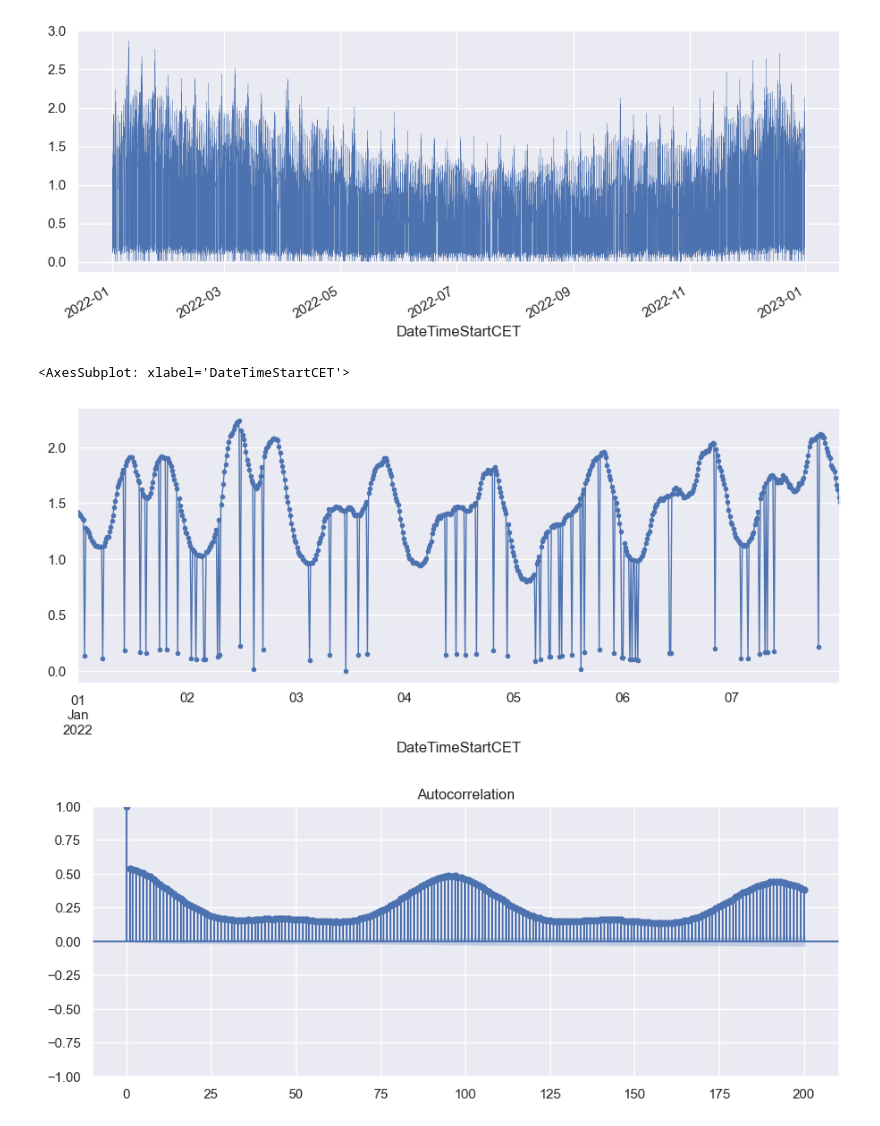
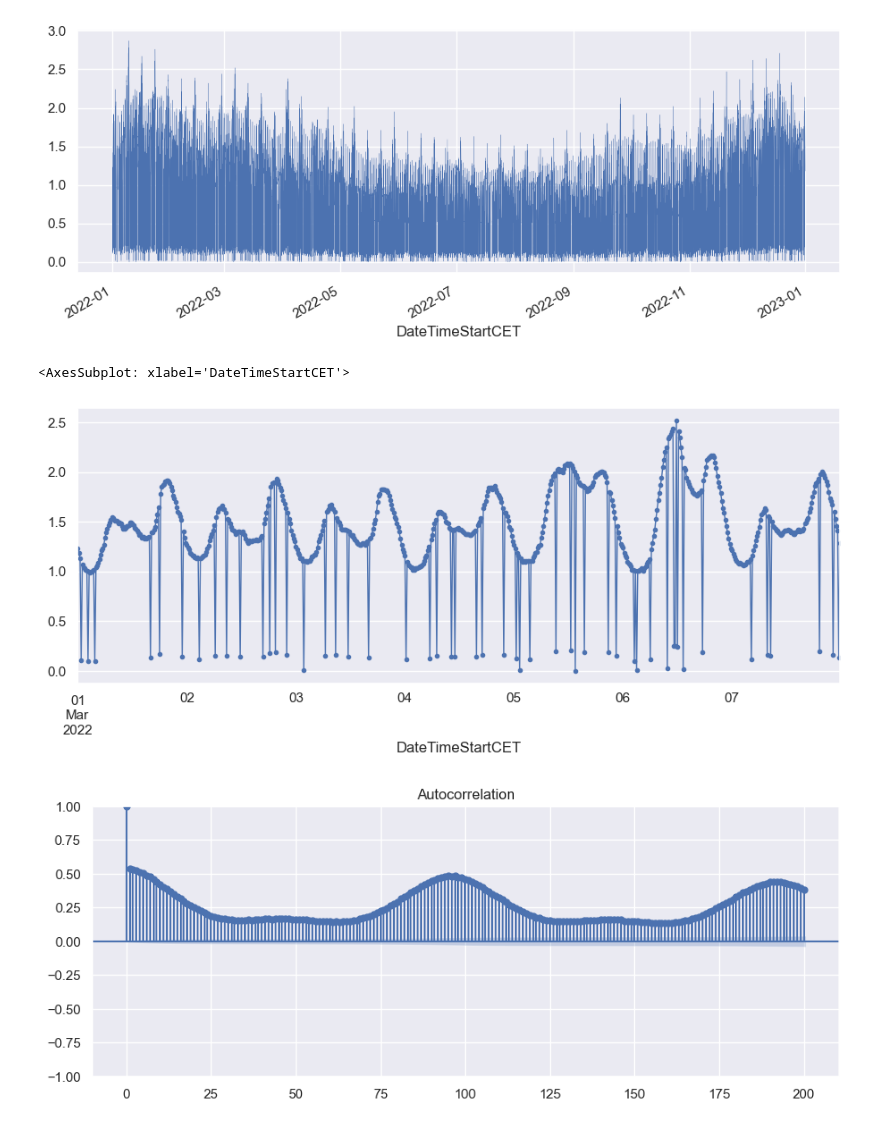
Before and after one commit to karolina-sa/Matematika-z-racunalnikom-projekt, a Jupyter notebook: analiza_casovne_vrste.ipynb, the cells around one changed output. Drawn from its saved outputs; the diff is of its cells as text; code cells hidden in the pictures.

```diff
--- a/analiza_casovne_vrste.ipynb
+++ b/analiza_casovne_vrste.ipynb
@@ -63,7 +72,8 @@ podatki.loc['2022', 'Odjem ACT'].plot(linewidth=0.2)
 <AxesSubplot: xlabel='DateTimeStartCET'>
 [figure]
 # %%
-podatki.loc['2022-01-01':'2022-01-07', 'Odjem ACT'].plot(marker='o', linestyle='-', linewidth=1, ms=3)
+# odjem za en teden
+podatki.loc['2022-03-01':'2022-03-07', 'Odjem ACT'].plot(marker='o', linestyle='-', linewidth=1, ms=3)
 # %% [output]
 <AxesSubplot: xlabel='DateTimeStartCET'>
-[figure, old version]
+[figure, new version]
```
Also changed, not shown: parts of 5 cells of this notebook, 2 other files.
